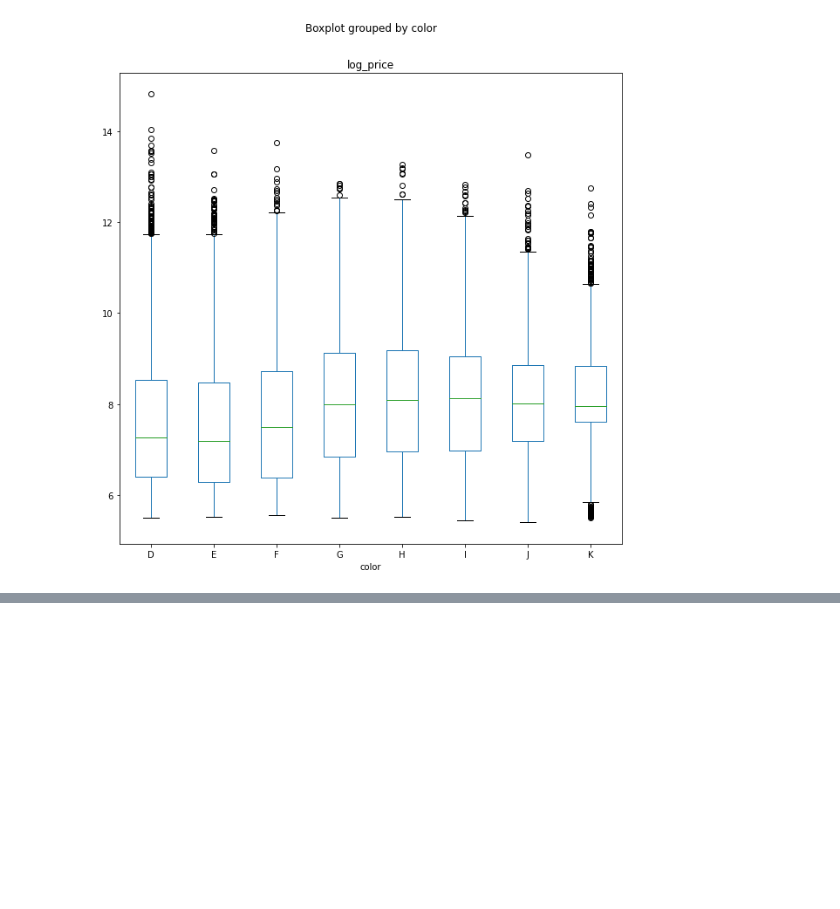
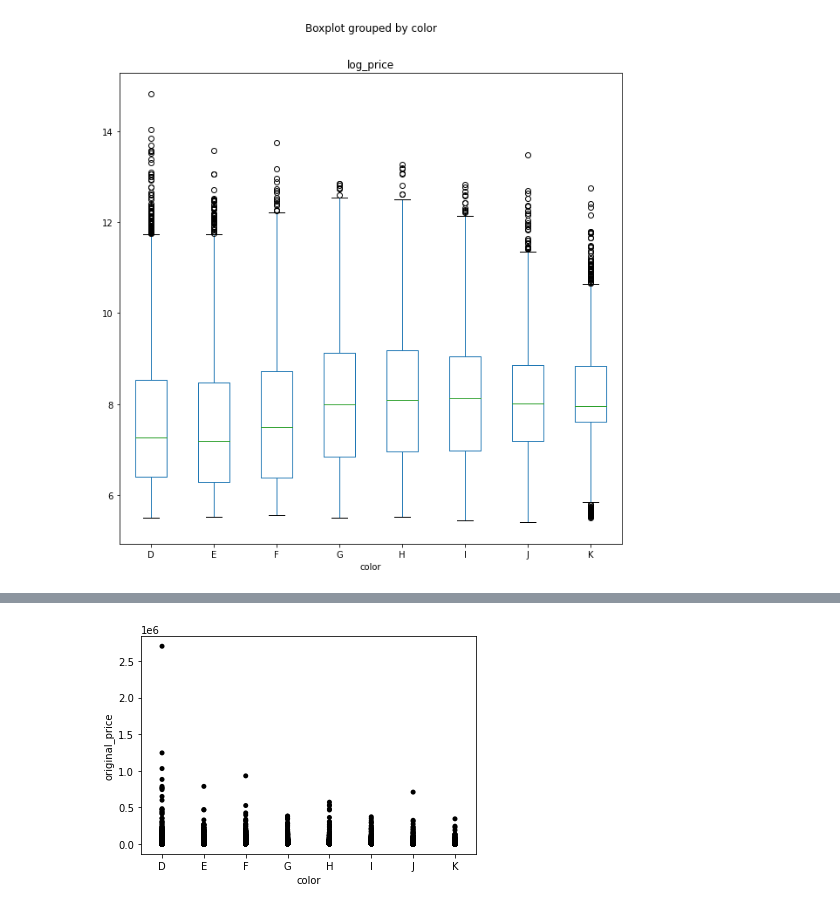
Before and after one commit to wjlau/Capstone2, a Jupyter notebook: predicting_diamond_prices.ipynb, the cells around one changed output, grey strips where cells are left out. Cells and saved outputs as stored; diff of their text form; code cells hidden in the pictures; blank space fills up the shorter version.

```diff
--- a/predicting_diamond_prices.ipynb
+++ b/predicting_diamond_prices.ipynb
@@ -94,0 +117,7 @@ boxplot = df.boxplot(column=['log_price'],by='color', figsize = (10,10), grid=Fa
+# %%
+sns.stripplot(data = df,
+              x='color', y='original_price',
+              order = ['D', 'E','F','G','H','I','J','K'],
+              color = 'black', jitter=False);
+# %% [output]
+[figure, added]
```
Also changed, not shown: parts of 15 cells of this notebook.
